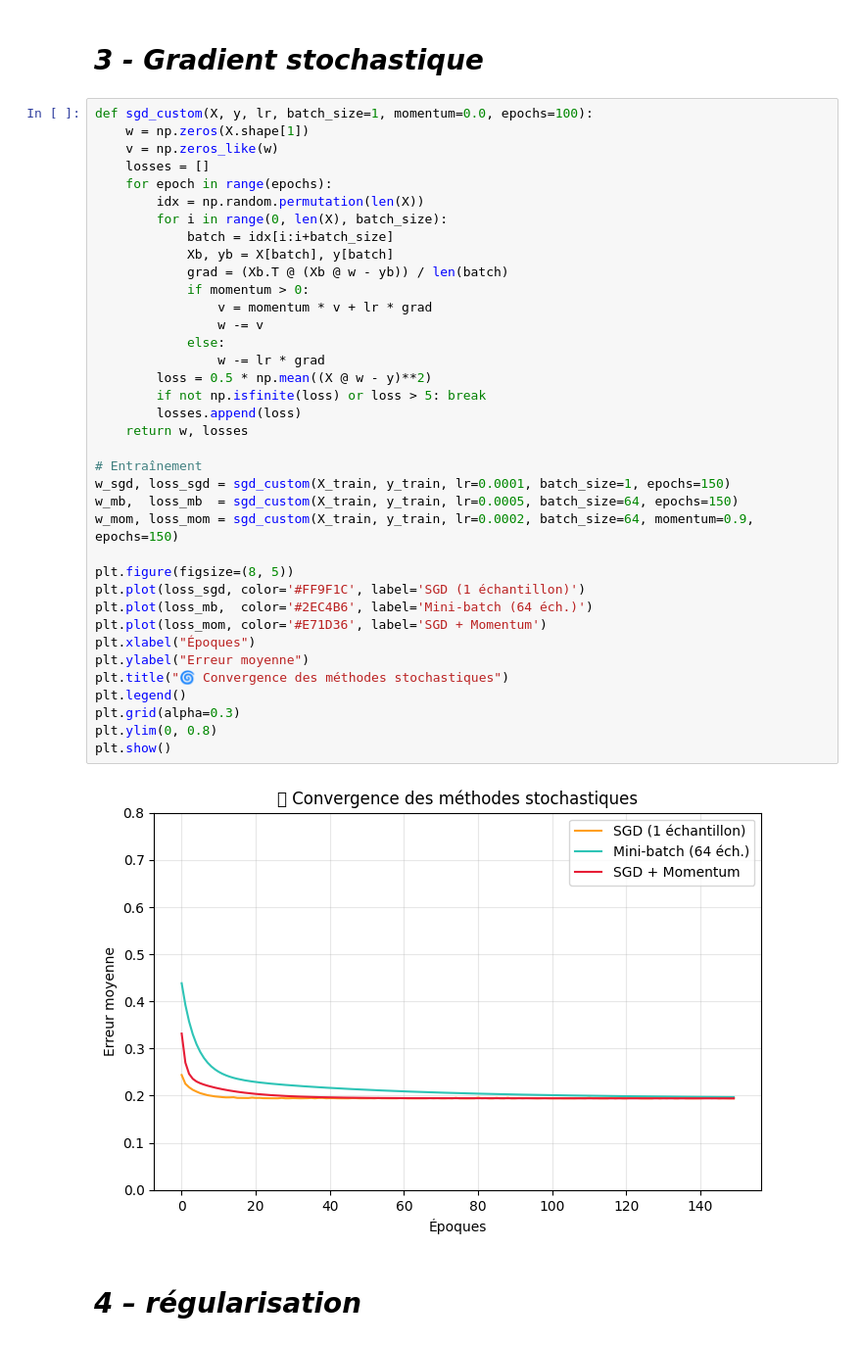
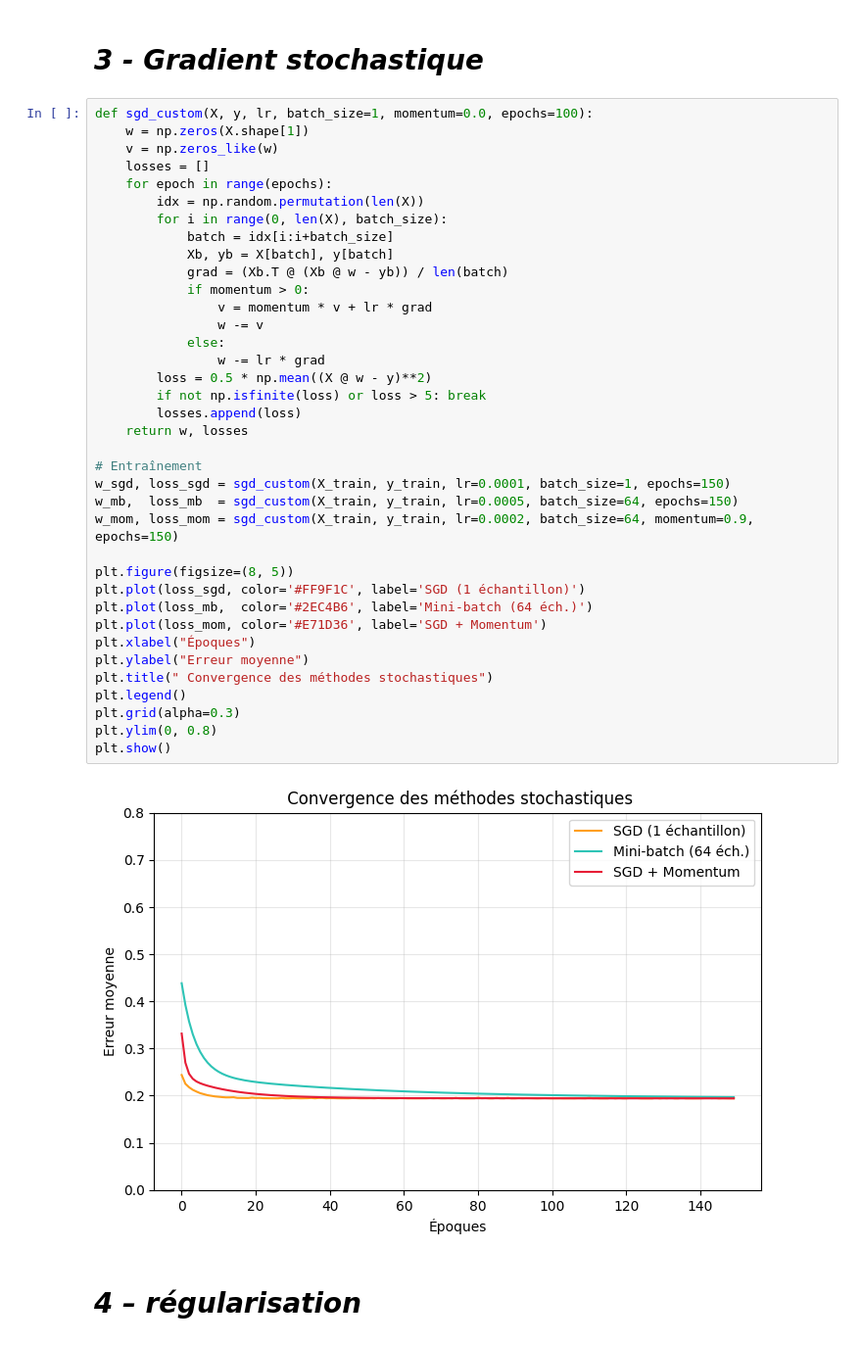
Before and after one commit to HustleHard304/Optimisation-des-donn-es_, a Jupyter notebook: C30813_TP_OPTIMISATION.ipynb, the cells around one changed output. Shown at 98% size. Saved outputs shown, nothing was run; the diff lists cells and outputs as text.

```diff
--- a/C30813_TP_OPTIMISATION.ipynb
+++ b/C30813_TP_OPTIMISATION.ipynb
@@ -189,35 +189,35 @@ def sgd_custom(X, y, lr, batch_size=1, momentum=0.0, epochs=100):
         for i in range(0, len(X), batch_size):
             batch = idx[i:i+batch_size]
             Xb, yb = X[batch], y[batch]
             grad = (Xb.T @ (Xb @ w - yb)) / len(batch)
             if momentum > 0:
                 v = momentum * v + lr * grad
                 w -= v
             else:
                 w -= lr * grad
         loss = 0.5 * np.mean((X @ w - y)**2)
         if not np.isfinite(loss) or loss > 5: break
         losses.append(loss)
     return w, losses
 
 # Entraînement
 w_sgd, loss_sgd = sgd_custom(X_train, y_train, lr=0.0001, batch_size=1, epochs=150)
 w_mb,  loss_mb  = sgd_custom(X_train, y_train, lr=0.0005, batch_size=64, epochs=150)
 w_mom, loss_mom = sgd_custom(X_train, y_train, lr=0.0002, batch_size=64, momentum=0.9, epochs=150)
 
 plt.figure(figsize=(8, 5))
 plt.plot(loss_sgd, color='#FF9F1C', label='SGD (1 échantillon)')
 plt.plot(loss_mb,  color='#2EC4B6', label='Mini-batch (64 éch.)')
 plt.plot(loss_mom, color='#E71D36', label='SGD + Momentum')
 plt.xlabel("Époques")
 plt.ylabel("Erreur moyenne")
-plt.title("🌀 Convergence des méthodes stochastiques")
+plt.title(" Convergence des méthodes stochastiques")
 plt.legend()
 plt.grid(alpha=0.3)
 plt.ylim(0, 0.8)
 plt.show()
 # %% [output]
-[figure, old version]
+[figure, new version]
 # %% [markdown]
 # ***4 – régularisation***
 # %%
```
Also changed, not shown: parts of 5 cells of this notebook.
